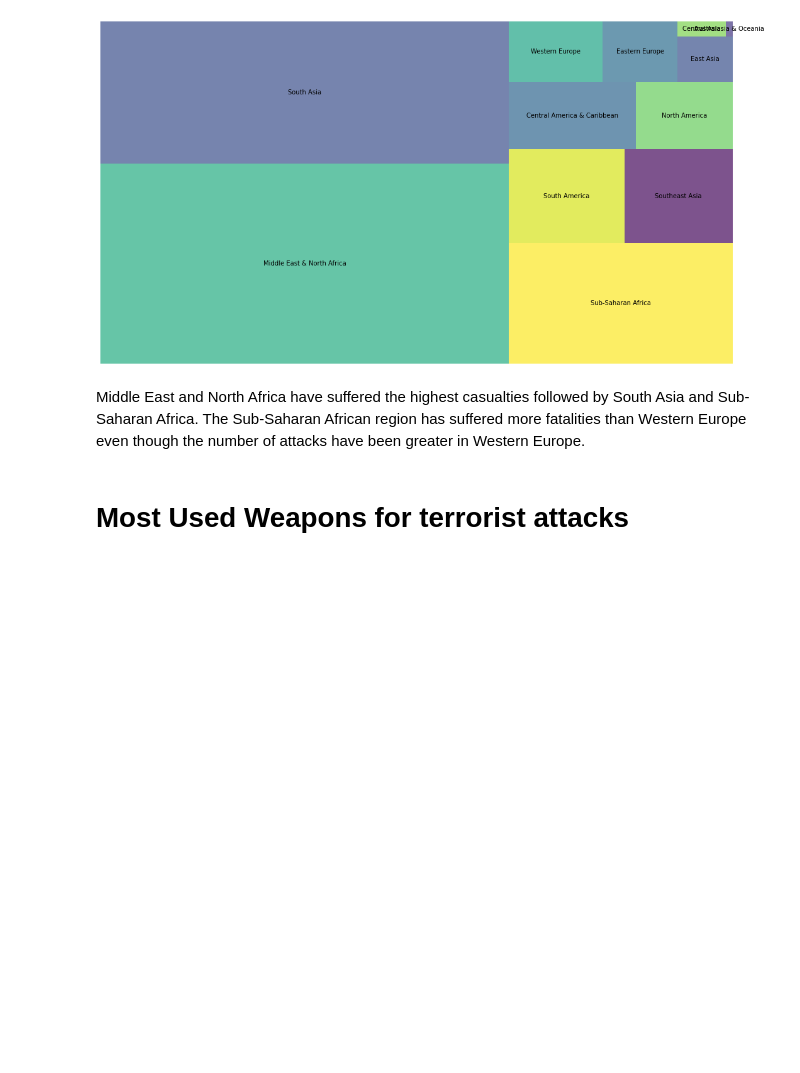
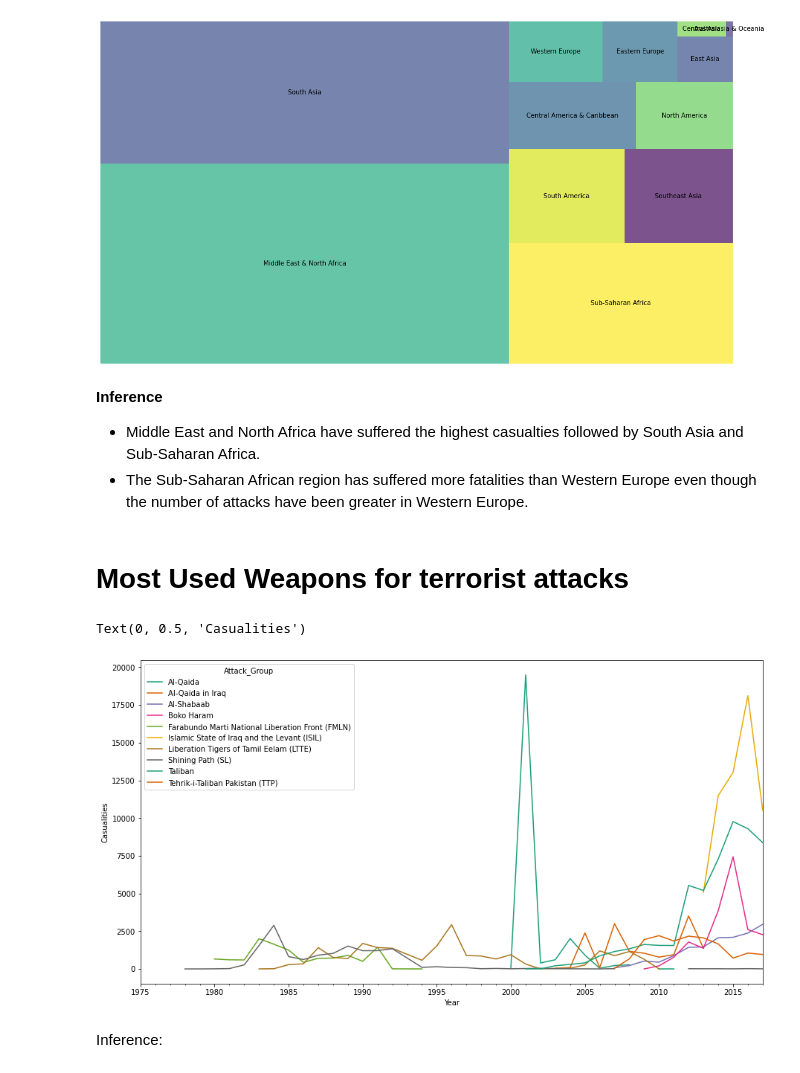
Before and after one commit to vak1997/Global-Terrorism, a Jupyter notebook: Global_Terrorism_Analysis_Capstone_Project.ipynb, the cells around one changed output. Cells and saved outputs as stored; diff of their text form; code cells hidden in the pictures; blank space fills up the shorter version.

```diff
--- a/Global_Terrorism_Analysis_Capstone_Project.ipynb
+++ b/Global_Terrorism_Analysis_Capstone_Project.ipynb
@@ -524,5 +545,8 @@ plt.show()
 # %% [markdown]
-Middle East and North Africa have suffered the highest casualties followed by South Asia and Sub-Saharan Africa.
-The Sub-Saharan African region has suffered more fatalities than Western Europe even though the number of attacks have been greater in Western Europe.
+
+
+**Inference**
+*   Middle East and North Africa have suffered the highest casualties followed by South Asia and Sub-Saharan Africa.
+*   The Sub-Saharan African region has suffered more fatalities than Western Europe even though the number of attacks have been greater in Western Europe.
 # %% [markdown]
 # **Most Used Weapons for terrorist attacks**
@@ -533,2 +553,3 @@ weapons
 # %%
-data=terrorism_df.groupby(['Attack_Group'])['Casualities'].sum().sort_values(ascending=False)[1:11]
+# creating dataframe for top 10 terrorist groups based on casualities
+top_groups10=terrorism_df[terrorism_df['Attack_Group'].isin(terrorism_df.groupby(['Attack_Group'])['Casualities'].sum().sort_values(ascending=False)[1:11].index)]
@@ -552,7 +556,13 @@ data3
 # %%
-d=data3.groupby(['Year','Attack_Group'],sort=True)['Casualities'].sum()
+# grouping year and attack group based on casualities
+d=top_groups10.groupby(['Year','Attack_Group'],sort=True)['Casualities'].sum()
 plot_df = d.unstack('Attack_Group').loc[:]
 plot_df.index = pd.PeriodIndex(plot_df.index.tolist(),freq='A')
-plot_df.plot(figsize=(15,8),color=sns.color_palette('Set2',12))
+
+#plotting the data in line chart it clealry shows year wise trend of organisation
+plot_df.plot(figsize=(15,8),color=sns.color_palette('Dark2',12))
 plt.xlabel("Year")
 plt.ylabel("Casualities")
+# %% [output]
+Text(0, 0.5, 'Casualities')
+[figure, added]
@@ -566 +569,3 @@ plt.ylabel("Casualities")
+# %% [markdown]
+Inference:
 # %%
```
Also changed, not shown: parts of 17 cells of this notebook.
